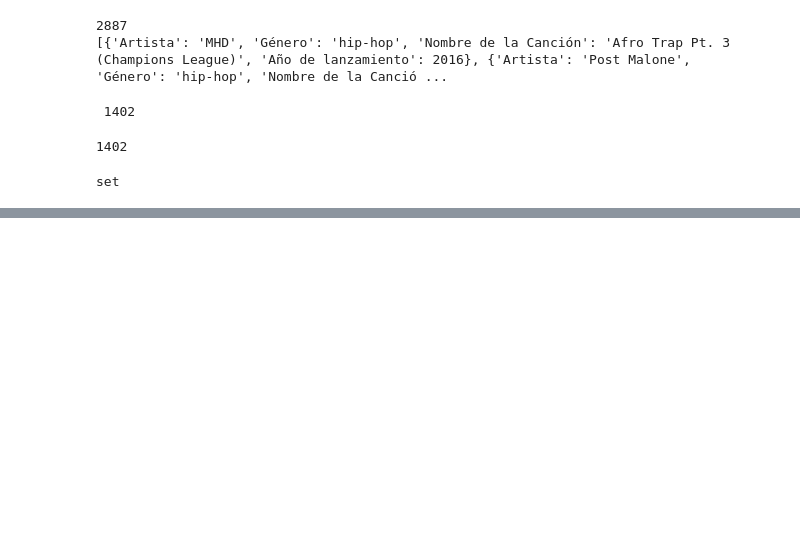
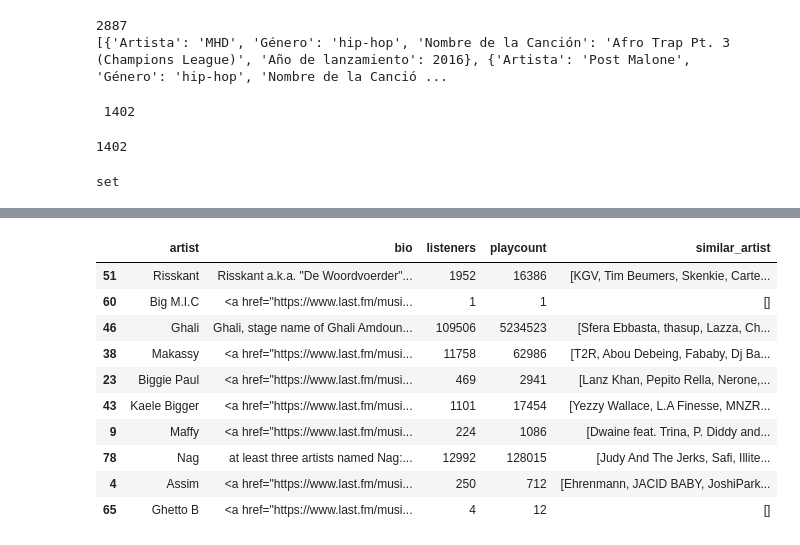
Before and after one commit to janirasl/adalab-proyecto2-promo65-modulo2-team3, a Jupyter notebook: hiphop/hiphop.ipynb, the cells around one changed output, grey strips where cells are left out. Drawn from its saved outputs; the diff is of its cells as text; code cells hidden in the pictures; blank space fills up the shorter version.

Commit message:
hiphop

```diff
--- a/hiphop/hiphop.ipynb
+++ b/hiphop/hiphop.ipynb
@@ -56,3 +91,14 @@ with open("artistas_hiphop.json", "w", encoding="utf-8") as fichero:
         ensure_ascii=False,
         indent=4
     )
+# %%
+artistas_hiphop = set()  # Creamos un set para no repetir artistas
+
+for dato in lista_hiphop:  # Iteramos por la lista
+    artistas_hiphop.add(dato[0])  # artista está en la posición 0
+
+print(
+    f"La longitud de los artistas es --> {len(artistas_hiphop)} artistas\n"
+    f"{'-' * 100}\n"
+    f"Los artistas son --> {artistas_hiphop}"
+)
@@ -64,0 +209,16 @@ print(f"Los artistas en hip hop son: {lista_artistas} con {len(lista_artistas)}
+# %%
+df_resultado = pd.DataFrame(resultados, columns=["artist", "bio", "listeners", "playcount", "similar_artist"])
+# %%
+df_resultado.sample(10)
+# %% [output]
+|  | artist | bio | listeners | playcount | similar_artist |
+| 51 | Risskant | Risskant a.k.a. "De Woordvoerder"... | 1952 | 16386 | [KGV, Tim Beumers, Skenkie, Carte... |
+| 60 | Big M.I.C | <a href="https://www.last.fm/musi... | 1 | 1 | [] |
+| 46 | Ghali | Ghali, stage name of Ghali Amdoun... | 109506 | 5234523 | [Sfera Ebbasta, thasup, Lazza, Ch... |
+| 38 | Makassy | <a href="https://www.last.fm/musi... | 11758 | 62986 | [T2R, Abou Debeing, Fababy, Dj Ba... |
+| 23 | Biggie Paul | <a href="https://www.last.fm/musi... | 469 | 2941 | [Lanz Khan, Pepito Rella, Nerone,... |
+| 43 | Kaele Bigger | <a href="https://www.last.fm/musi... | 1101 | 17454 | [Yezzy Wallace, L.A Finesse, MNZR... |
+| 9 | Maffy | <a href="https://www.last.fm/musi... | 224 | 1086 | [Dwaine feat. Trina, P. Diddy and... |
+| 78 | Nag | at least three artists named Nag:... | 12992 | 128015 | [Judy And The Jerks, Safi, Illite... |
+| 4 | Assim | <a href="https://www.last.fm/musi... | 250 | 712 | [Ehrenmann, JACID BABY, JoshiPark... |
+| 65 | Ghetto B | <a href="https://www.last.fm/musi... | 4 | 12 | [] |
```
Also changed, not shown: parts of 10 cells of this notebook.
